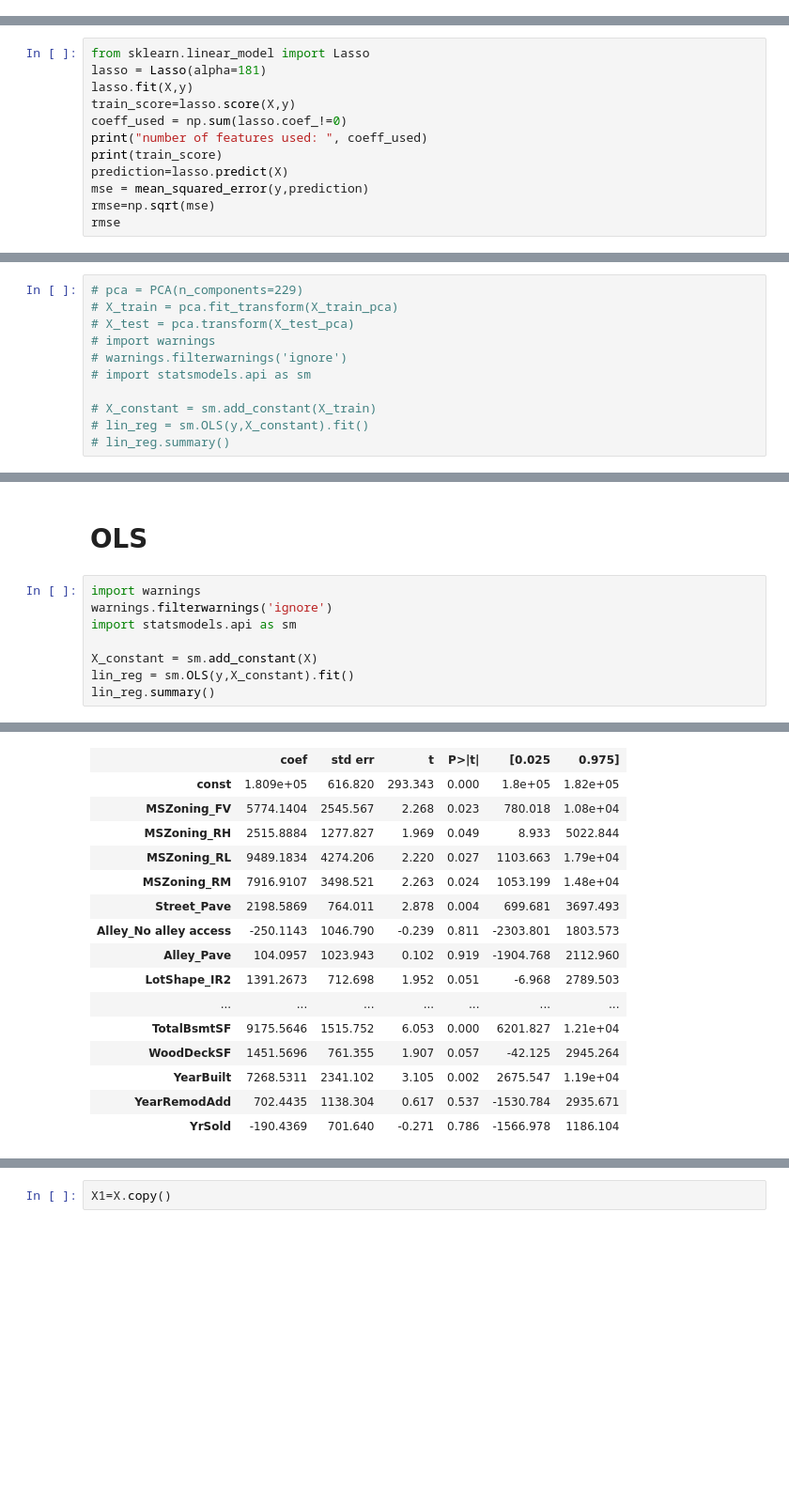
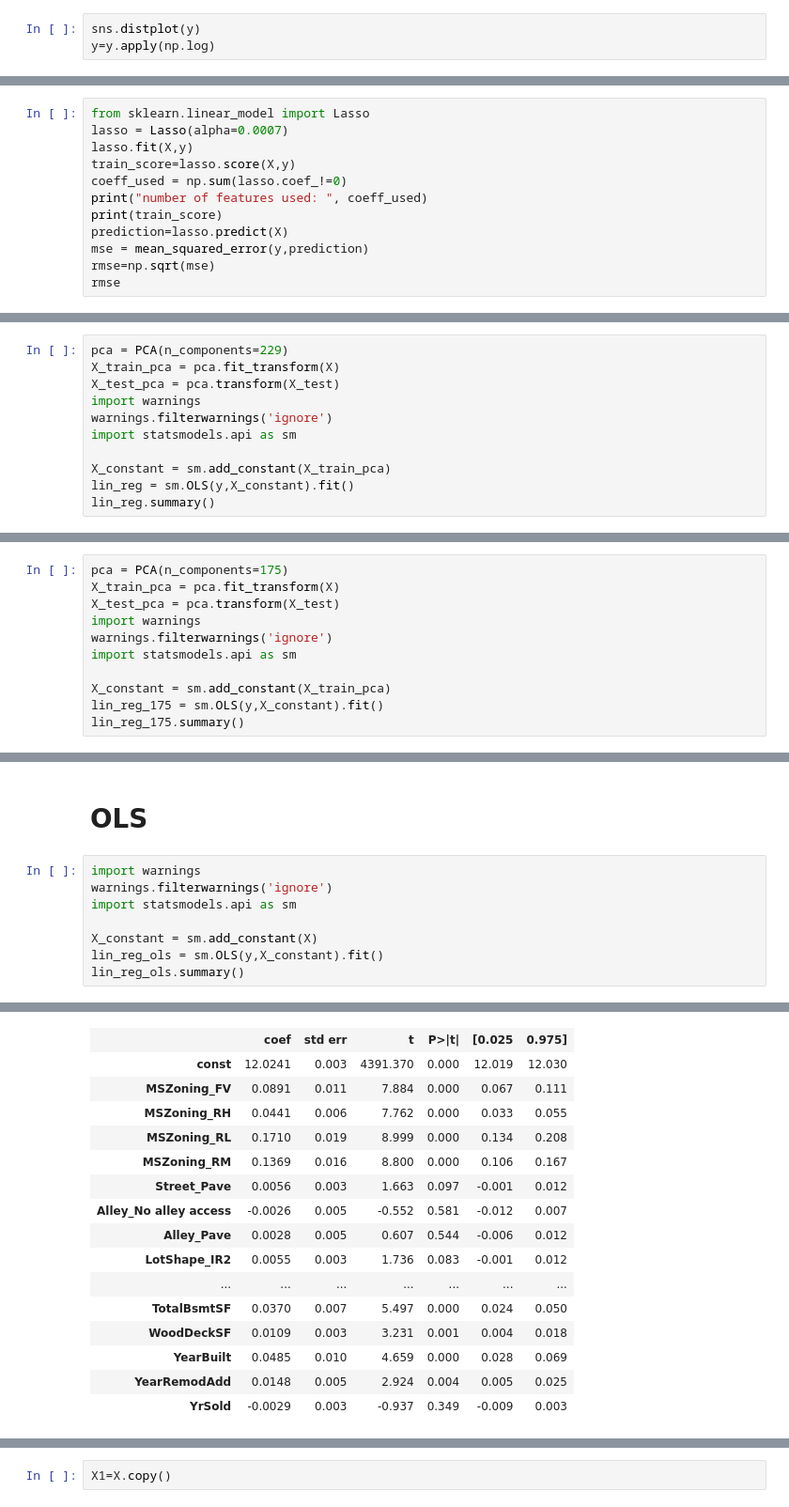
Before and after one commit to ShrutiUdagire/SupervisedLearning-Regression, a Jupyter notebook: Ames House SalesPrice Prediction.ipynb, the cells around one changed output, grey strips where cells are left out. Shown: that part at 94% size. Drawn from its saved outputs; the diff is of its cells as text; blank space fills up the shorter version.

```diff
--- a/Ames House SalesPrice Prediction.ipynb
+++ b/Ames House SalesPrice Prediction.ipynb
@@ -298,0 +353,3 @@ X_test_scaled=scaler.transform(df_test)
+# %%
+sns.distplot(y)
+y=y.apply(np.log)
@@ -389,7 +458,7 @@ df_test
 # LASSO
 # %%
 from sklearn.linear_model import Lasso
-lasso = Lasso(alpha=181)
+lasso = Lasso(alpha=0.0007)
 lasso.fit(X,y)
 train_score=lasso.score(X,y)
 coeff_used = np.sum(lasso.coef_!=0)
@@ -437,11 +565,11 @@ array([312809.031014  , 210130.26871037, 240319.79326106, ...,
 # %%
-# pca = PCA(n_components=229)
-# X_train = pca.fit_transform(X_train_pca)
-# X_test = pca.transform(X_test_pca)
-# import warnings
-# warnings.filterwarnings('ignore')
-# import statsmodels.api as sm
+pca = PCA(n_components=229)
+X_train_pca = pca.fit_transform(X)
+X_test_pca = pca.transform(X_test)
+import warnings
+warnings.filterwarnings('ignore')
+import statsmodels.api as sm
 
-# X_constant = sm.add_constant(X_train)
-# lin_reg = sm.OLS(y,X_constant).fit()
-# lin_reg.summary()
+X_constant = sm.add_constant(X_train_pca)
+lin_reg = sm.OLS(y,X_constant).fit()
+lin_reg.summary()
@@ -447,0 +623,11 @@ array([312809.031014  , 210130.26871037, 240319.79326106, ...,
+# %%
+pca = PCA(n_components=175)
+X_train_pca = pca.fit_transform(X)
+X_test_pca = pca.transform(X_test)
+import warnings
+warnings.filterwarnings('ignore')
+import statsmodels.api as sm
+
+X_constant = sm.add_constant(X_train_pca)
+lin_reg_175 = sm.OLS(y,X_constant).fit()
+lin_reg_175.summary()
@@ -490,7 +679,7 @@ warnings.filterwarnings('ignore')
 import statsmodels.api as sm
 
 X_constant = sm.add_constant(X)
-lin_reg = sm.OLS(y,X_constant).fit()
-lin_reg.summary()
+lin_reg_ols = sm.OLS(y,X_constant).fit()
+lin_reg_ols.summary()
 # %% [output]
 OLS Regression Results
@@ -505,17 +694,17 @@ OLS Regression Results
 | Covariance Type: | nonrobust |  |  |
 |  | coef | std err | t | P>|t| | [0.025 | 0.975] |
-| const | 1.809e+05 | 616.820 | 293.343 | 0.000 | 1.8e+05 | 1.82e+05 |
-| MSZoning_FV | 5774.1404 | 2545.567 | 2.268 | 0.023 | 780.018 | 1.08e+04 |
-| MSZoning_RH | 2515.8884 | 1277.827 | 1.969 | 0.049 | 8.933 | 5022.844 |
-| MSZoning_RL | 9489.1834 | 4274.206 | 2.220 | 0.027 | 1103.663 | 1.79e+04 |
-| MSZoning_RM | 7916.9107 | 3498.521 | 2.263 | 0.024 | 1053.199 | 1.48e+04 |
-| Street_Pave | 2198.5869 | 764.011 | 2.878 | 0.004 | 699.681 | 3697.493 |
-| Alley_No alley access | -250.1143 | 1046.790 | -0.239 | 0.811 | -2303.801 | 1803.573 |
-| Alley_Pave | 104.0957 | 1023.943 | 0.102 | 0.919 | -1904.768 | 2112.960 |
-| LotShape_IR2 | 1391.2673 | 712.698 | 1.952 | 0.051 | -6.968 | 2789.503 |
+| const | 12.0241 | 0.003 | 4391.370 | 0.000 | 12.019 | 12.030 |
+| MSZoning_FV | 0.0891 | 0.011 | 7.884 | 0.000 | 0.067 | 0.111 |
+| MSZoning_RH | 0.0441 | 0.006 | 7.762 | 0.000 | 0.033 | 0.055 |
+| MSZoning_RL | 0.1710 | 0.019 | 8.999 | 0.000 | 0.134 | 0.208 |
+| MSZoning_RM | 0.1369 | 0.016 | 8.800 | 0.000 | 0.106 | 0.167 |
+| Street_Pave | 0.0056 | 0.003 | 1.663 | 0.097 | -0.001 | 0.012 |
+| Alley_No alley access | -0.0026 | 0.005 | -0.552 | 0.581 | -0.012 | 0.007 |
+| Alley_Pave | 0.0028 | 0.005 | 0.607 | 0.544 | -0.006 | 0.012 |
+| LotShape_IR2 | 0.0055 | 0.003 | 1.736 | 0.083 | -0.001 | 0.012 |
 | ... | ... | ... | ... | ... | ... | ... |
-| TotalBsmtSF | 9175.5646 | 1515.752 | 6.053 | 0.000 | 6201.827 | 1.21e+04 |
-| WoodDeckSF | 1451.5696 | 761.355 | 1.907 | 0.057 | -42.125 | 2945.264 |
-| YearBuilt | 7268.5311 | 2341.102 | 3.105 | 0.002 | 2675.547 | 1.19e+04 |
-| YearRemodAdd | 702.4435 | 1138.304 | 0.617 | 0.537 | -1530.784 | 2935.671 |
-| YrSold | -190.4369 | 701.640 | -0.271 | 0.786 | -1566.978 | 1186.104 |
+| TotalBsmtSF | 0.0370 | 0.007 | 5.497 | 0.000 | 0.024 | 0.050 |
+| WoodDeckSF | 0.0109 | 0.003 | 3.231 | 0.001 | 0.004 | 0.018 |
+| YearBuilt | 0.0485 | 0.010 | 4.659 | 0.000 | 0.028 | 0.069 |
+| YearRemodAdd | 0.0148 | 0.005 | 2.924 | 0.004 | 0.005 | 0.025 |
+| YrSold | -0.0029 | 0.003 | -0.937 | 0.349 | -0.009 | 0.003 |
```
Also changed, not shown: parts of 85 cells of this notebook.
